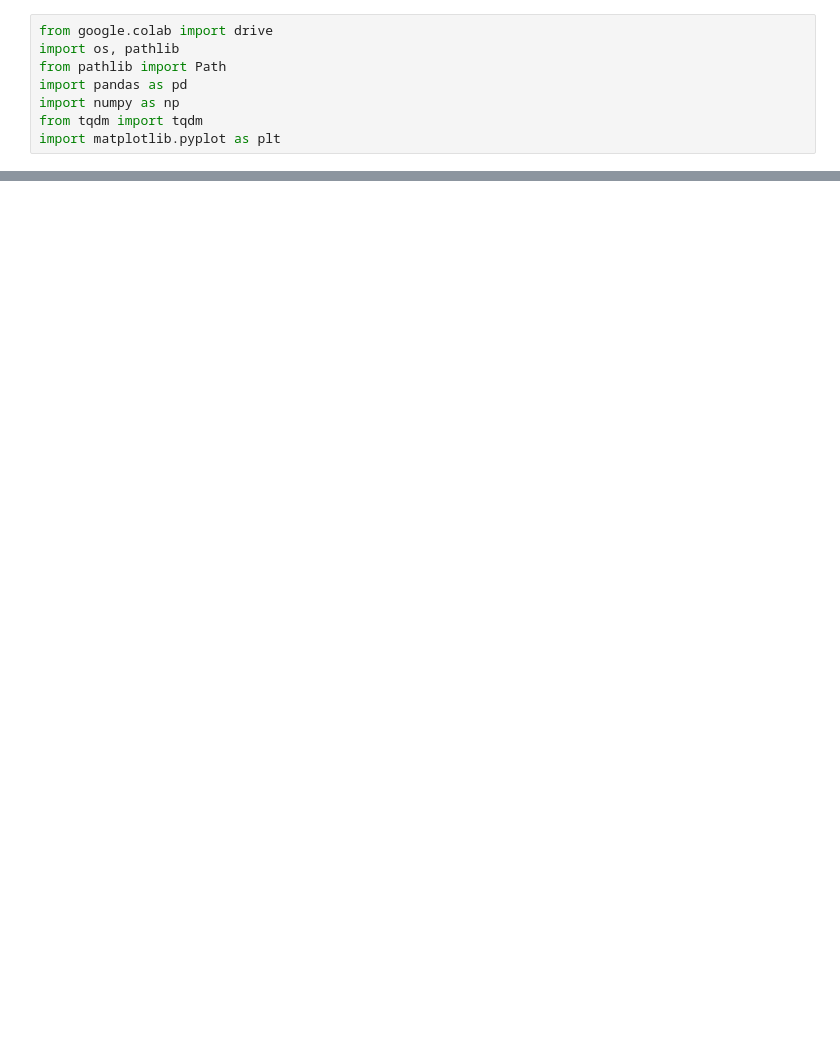
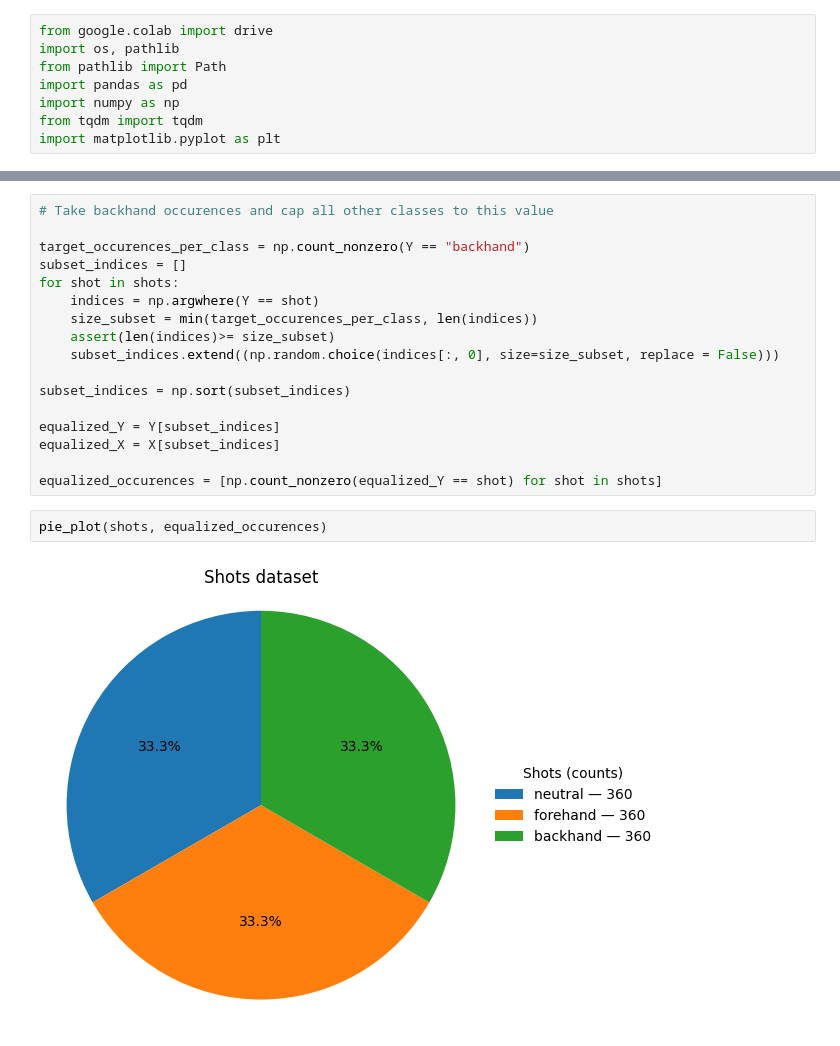
Before and after one commit to Svanzi/Tennis-Shoot-Recognition, a Jupyter notebook: Shot_Classification.ipynb, the cells around one changed output, grey strips where cells are left out. Drawn from its saved outputs; the diff is of its cells as text; blank space fills up the shorter version.

```diff
--- a/Shot_Classification.ipynb
+++ b/Shot_Classification.ipynb
@@ -105,0 +181,21 @@ plt.show()
+# %%
+# Take backhand occurences and cap all other classes to this value
+
+target_occurences_per_class = np.count_nonzero(Y == "backhand")
+subset_indices = []
+for shot in shots:
+    indices = np.argwhere(Y == shot)
+    size_subset = min(target_occurences_per_class, len(indices))
+    assert(len(indices)>= size_subset)
+    subset_indices.extend((np.random.choice(indices[:, 0], size=size_subset, replace = False)))
+
+subset_indices = np.sort(subset_indices)
+
+equalized_Y = Y[subset_indices]
+equalized_X = X[subset_indices]
+
+equalized_occurences = [np.count_nonzero(equalized_Y == shot) for shot in shots]
+# %%
+pie_plot(shots, equalized_occurences)
+# %% [output]
+[figure, added]
```
Also changed, not shown: parts of 6 cells of this notebook.
